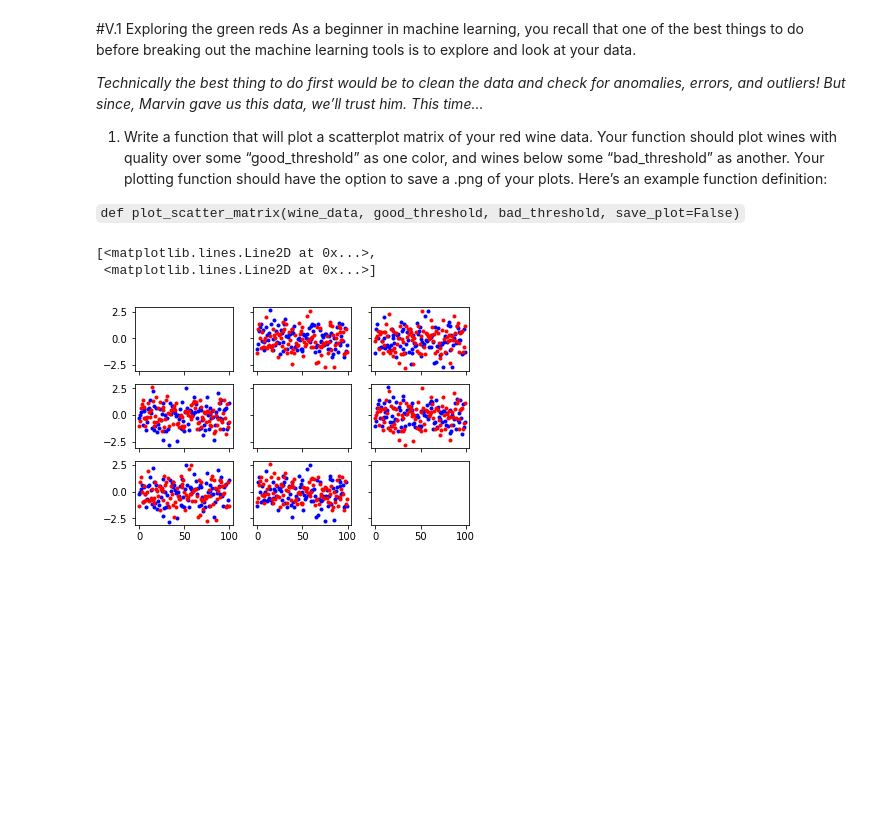
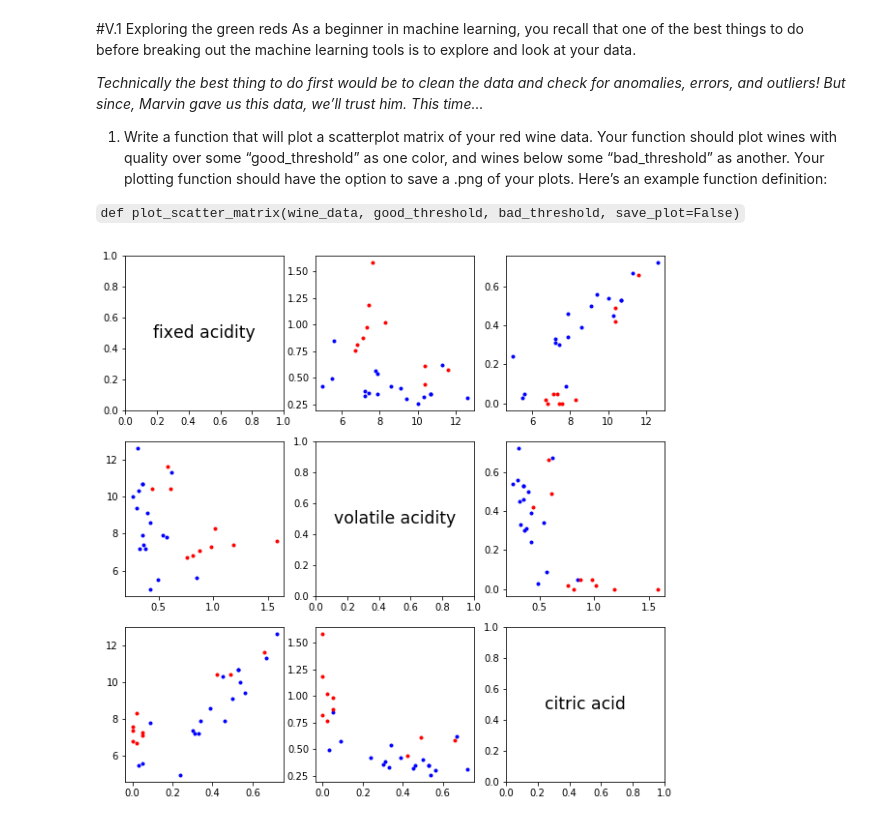
Before and after one commit to DamianDominoDavis/sommalier, a Jupyter notebook: sommalier.ipynb, the cells around one changed output. Drawn from its saved outputs; the diff is of its cells as text; code cells hidden in the pictures; blank space fills up the shorter version.

```diff
--- a/sommalier.ipynb
+++ b/sommalier.ipynb
@@ -15,23 +15,33 @@ and wines below some “bad_threshold” as another. Your plotting function shou
 have the option to save a .png of your plots. Here’s an example function definition:
 
 `def plot_scatter_matrix(wine_data, good_threshold, bad_threshold, save_plot=False)`
-# %%
-import matplotlib.pyplot as plt
-import numpy as np
-import pandas
-
-x = np.arange(0, 100, 1)
-y = np.random.randn(3, 100)
-
-fig, ax = plt.subplots(3, 3, sharex='all', sharey='all')
-# ax[0, 0].set_title('plot')
-ax[0,1].plot(x, y[0], 'b.', x, y[1], 'r.')
-ax[0,2].plot(x, y[1], 'b.', x, y[2], 'r.')
-ax[1,0].plot(x, y[2], 'b.', x, y[0], 'r.')
-ax[1,2].plot(x, y[0], 'b.', x, y[2], 'r.')
-ax[2,0].plot(x, y[2], 'b.', x, y[1], 'r.')
-ax[2,1].plot(x, y[1], 'b.', x, y[0], 'r.')
-# %% [output]
-[<matplotlib.lines.Line2D at 0x...>,
- <matplotlib.lines.Line2D at 0x...>]
-[figure, removed]
+# %%
+import matplotlib.pyplot as plt
+import numpy as np
+import pandas
+
+def plot_scatter_matrix(wine_data, good_threshold, bad_threshold, save_plot=False):
+    style_good = 'b.'
+    style_bad = 'r.'
+    txt_args = {'size':'xx-large', 'horizontalalignment':'center', 'verticalalignment':'center'}
+    fig = plt.figure(num=1)
+    ax = fig.subplots(3, 3)#, sharex='all', sharey='all')
+    fig.set_size_inches(10,10)
+    for row in range(0,3):
+        for col in range(0,3):
+            if row == col:
+                ax[row,col].text(0.5, 0.5, dimens[row], txt_args)
+            else:
+                ax[row,col].plot(dimens[row], dimens[col], style_good, data=wine_data[wine_data.quality >= good_threshold])
+                ax[row,col].plot(dimens[row], dimens[col], style_bad, data=wine_data[wine_data.quality <= bad_threshold])
+    if save_plot is True:
+        fig.savefig('wine_plot.png', dpi=100)
+
+
+
+url = 'https://raw.githubusercontent.com/DamianDominoDavis/sommalier/master/winequality-red.csv'
+csv = pandas.read_csv(url, sep=';')
+dimens = ('fixed acidity', 'volatile acidity', 'citric acid')
+plot_scatter_matrix(csv, 8, 3, False)
+# %% [output]
+[figure, added]
```
